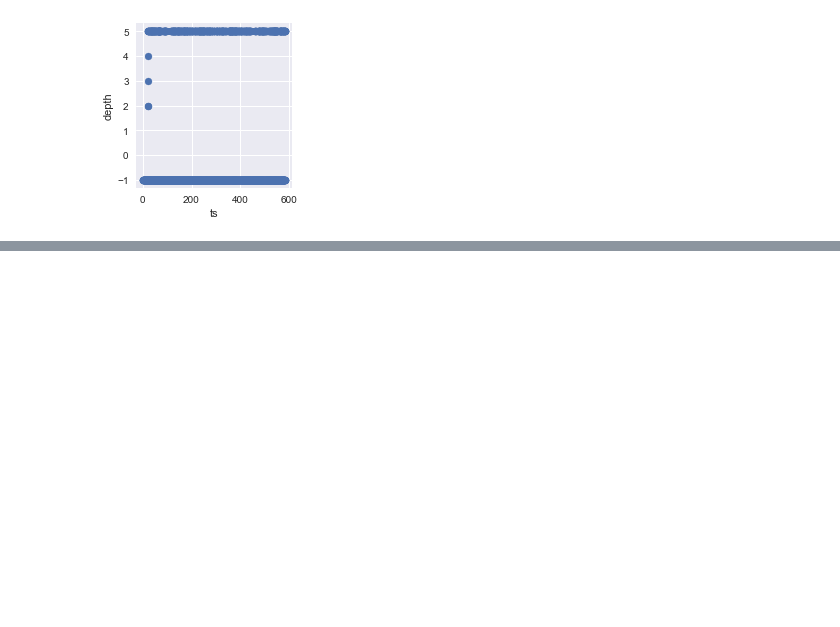
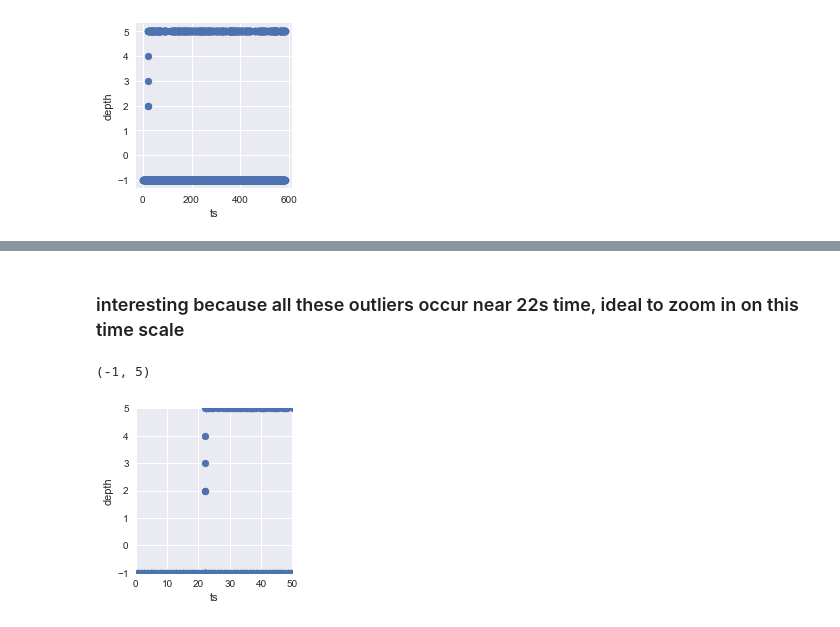
Before and after one commit to JosephKevin/TimeSeriesPrediction, a Jupyter notebook: ts_prediction_playground.ipynb, the cells around one changed output, grey strips where cells are left out. Drawn from its saved outputs; the diff is of its cells as text; code cells hidden in the pictures; blank space fills up the shorter version.

Commit message:
added visualization and notes for depth and rate1s

```diff
--- a/ts_prediction_playground.ipynb
+++ b/ts_prediction_playground.ipynb
@@ -90,0 +97,10 @@ g.map(plt.scatter, "ts", "depth")
+# %% [markdown]
+### interesting because all these outliers occur near 22s time, ideal to zoom in on this time scale
+# %%
+g = sns.FacetGrid(exec_clean)
+g.map(plt.scatter, "ts", "depth")
+plt.xlim(0, 50)
+plt.ylim(-1, 5)
+# %% [output]
+(-1, 5)
+[figure, added]
```
Also changed, not shown: parts of 9 cells of this notebook.
